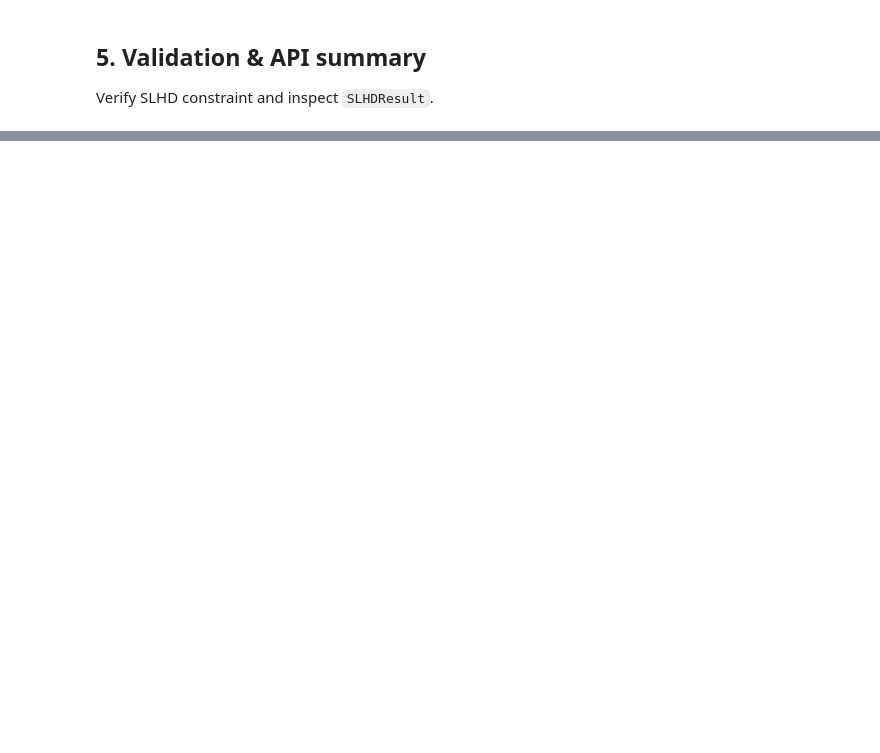
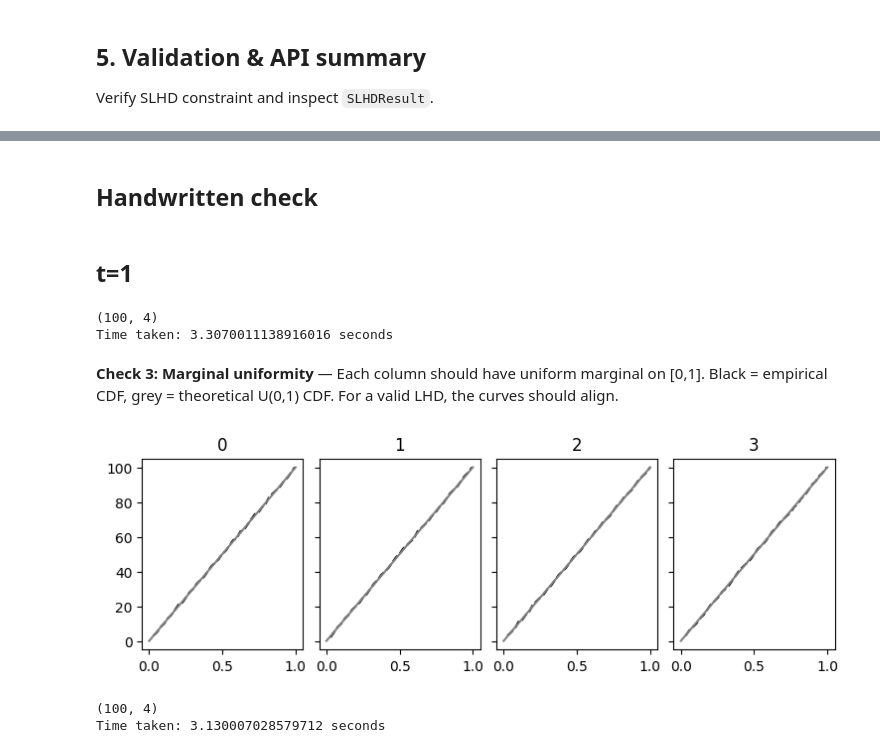
Before and after one commit to kstoreyf/gethypercube, a Jupyter notebook: examples/basic_example.ipynb, the cells around one changed output, grey strips where cells are left out. Drawn from its saved outputs; the diff is of its cells as text; code cells hidden in the pictures; blank space fills up the shorter version.

```diff
--- a/examples/basic_example.ipynb
+++ b/examples/basic_example.ipynb
@@ -154,0 +246,45 @@ First 5 rows of design:
+# %% [markdown]
+## Handwritten check
+# %% [markdown]
+## t=1
+# %%
+k = 4
+m = 100
+start_time = time.time()
+result = maximinSLHD(t=1, m=m, k=k, random_state=42, total_iter=50_000)
+end_time = time.time()
+D = result.std_design
+print(D.shape)
+print(f"Time taken: {end_time - start_time} seconds")
+# %% [output]
+(100, 4)
+Time taken: 3.3070011138916016 seconds
+# %% [markdown]
+**Check 3: Marginal uniformity** — Each column should have uniform marginal on [0,1]. Black = empirical CDF, grey = theoretical U(0,1) CDF. For a valid LHD, the curves should align.
+# %%
+fig, ax = plt.subplots(1, k, figsize=(9, 2.5), sharey=True)
+plt.subplots_adjust(hspace=0.1, wspace=0.1)
+for i in range(k):
+    #ax[i].scatter(sample[:, i], np.zeros(m), s=10)
+    values, base = np.histogram(D[:, i], bins=40)
+    cumulative = np.cumsum(values)
+    # plot empirical CDF: cumulative[j] = count in [base[0], base[j+1]), so x = base[j+1]
+    ax[i].plot(base[1:], cumulative, c='k', ls='--')
+    ax[i].set_xlim(-0.05, 1.05)
+    ax[i].set_title(f"{i}")
+    xx = np.linspace(0, 1, 100)
+    ax[i].plot(xx, len(D)*xx, c='grey', ls='-')
+# %% [output]
+[figure, added]
+# %%
+k = 4
+m = 100
+start_time = time.time()
+result = maximinSLHD(t=1, m=m, k=k, random_state=42, total_iter=50_000, scramble=False)
+end_time = time.time()
+D = result.std_design
+print(D.shape)
+print(f"Time taken: {end_time - start_time} seconds")
+# %% [output]
+(100, 4)
+Time taken: 3.130007028579712 seconds
```
Also changed, not shown: parts of 23 cells of this notebook, 30 other files.
